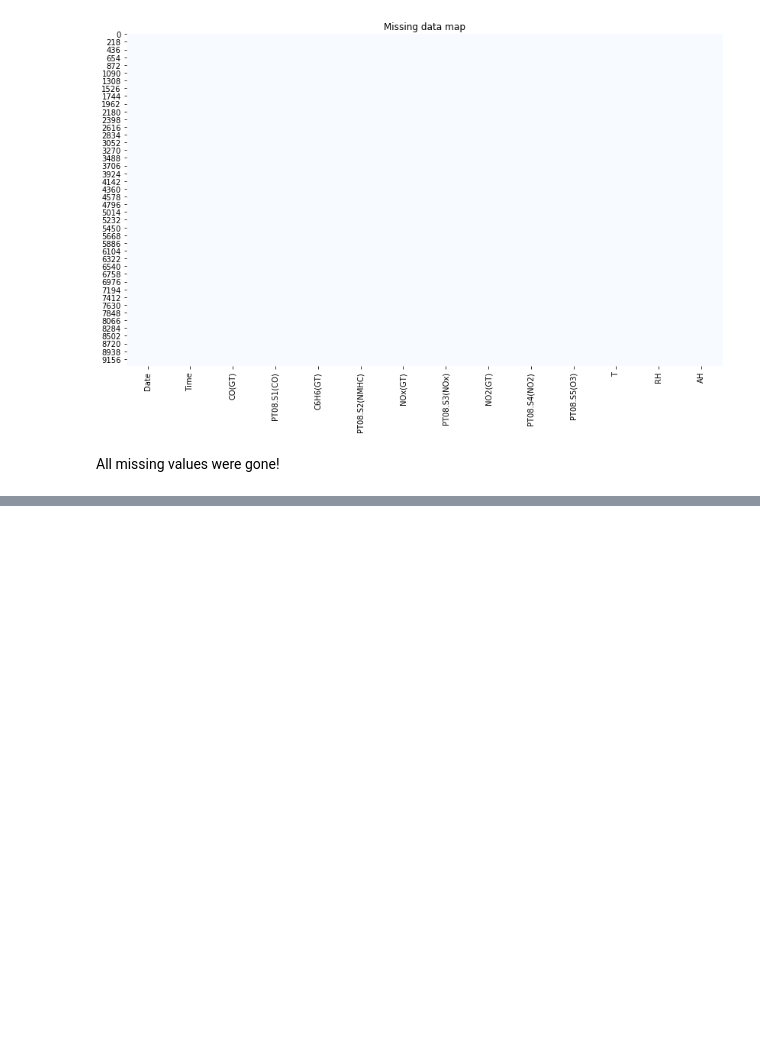
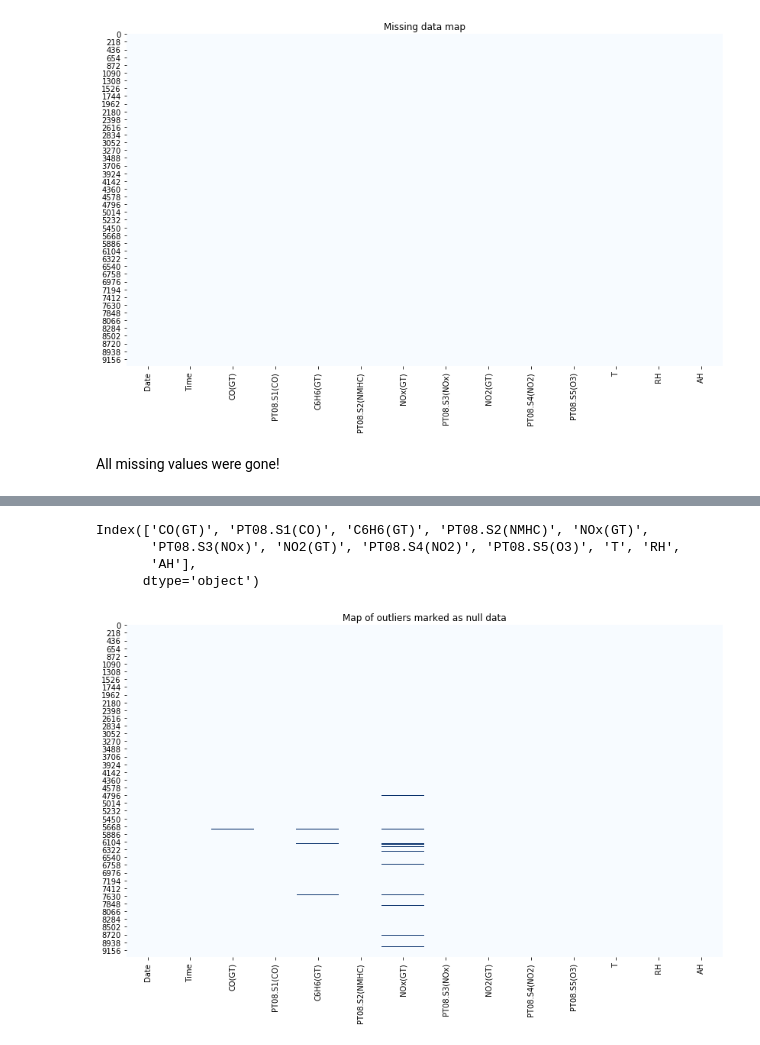
Before and after one commit to elisiojsj/Data-Science, a Jupyter notebook: CO_concentration-analysis.ipynb, the cells around one changed output, grey strips where cells are left out. Saved outputs shown, nothing was run; the diff lists cells and outputs as text; code cells hidden in the pictures; blank space fills up the shorter version.

```diff
--- a/CO_concentration-analysis.ipynb
+++ b/CO_concentration-analysis.ipynb
@@ -155,0 +173,27 @@ All missing values were gone!
+# %%
+df.columns[2:]
+# %% [output]
+Index(['CO(GT)', 'PT08.S1(CO)', 'C6H6(GT)', 'PT08.S2(NMHC)', 'NOx(GT)',
+       'PT08.S3(NOx)', 'NO2(GT)', 'PT08.S4(NO2)', 'PT08.S5(O3)', 'T', 'RH',
+       'AH'],
+      dtype='object')
+# %%
+# go through all the columns (starting from column CO(GT)),
+# calculate the outlier's fences and mark as null each value that
+# goes beyond these limitations.
+
+for col in df.columns[2:]:
+    q1 = df[col].quantile(.25)
+    q3 = df[col].quantile(.75)
+
+    lower_f = q1 - 1.5*q1
+    upper_f = q3 + 1.5*q3
+
+    df[col] = df[col].apply(lambda x: np.nan if ((x<lower_f) or (x>upper_f)) else x)
+# %%
+# plot the new map of outliers (marked as null data)
+plt.figure(figsize=(14,8))
+sns.heatmap(df.isna(), cbar=False, cmap="Blues").set_title("Map of outliers marked as null data")
+plt.show()
+# %% [output]
+[figure, added]
```
Also changed, not shown: parts of 6 cells of this notebook, 1 other file.
